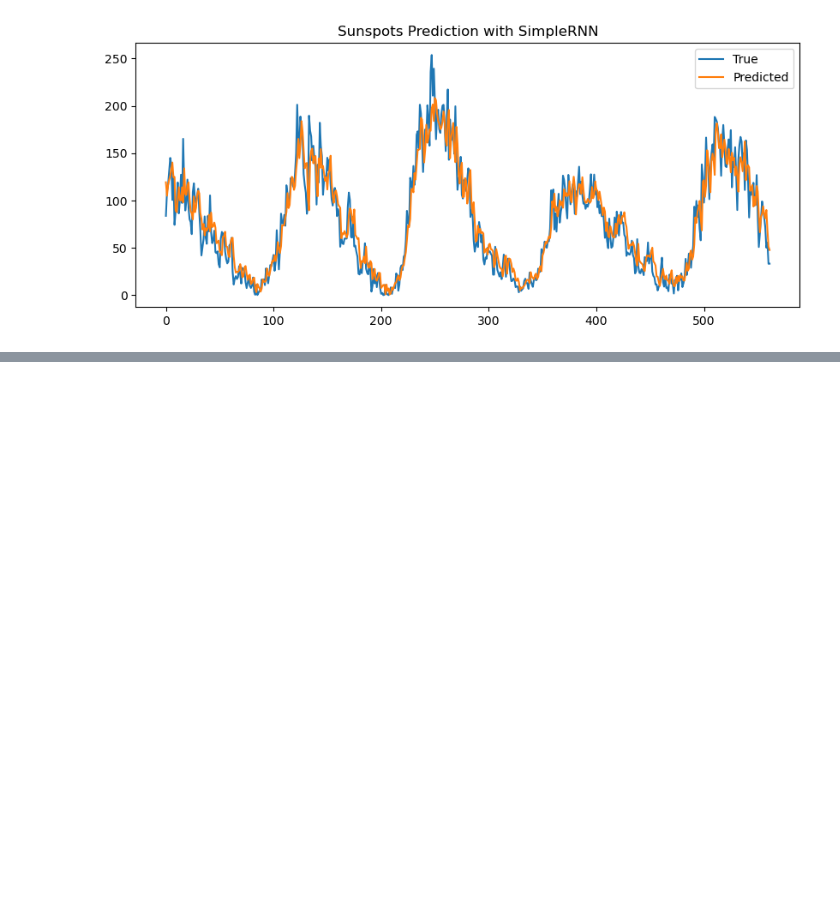
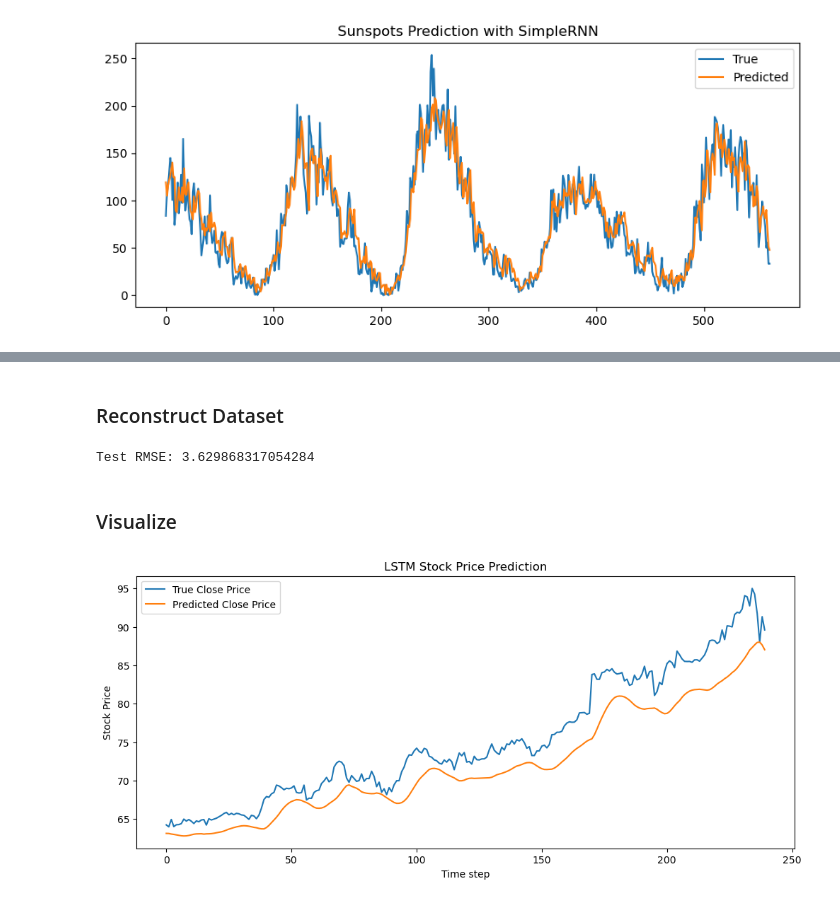
Before and after one commit to Guillaume-melis/Deep_Learning_S1, a Jupyter notebook: Class 5/SimpleRNN.ipynb, the cells around one changed output, grey strips where cells are left out. Cells and saved outputs as stored; diff of their text form; code cells hidden in the pictures; blank space fills up the shorter version.

```diff
--- a/Class 5/SimpleRNN.ipynb
+++ b/Class 5/SimpleRNN.ipynb
@@ -245,0 +420,10 @@ plt.show()
+# %%
+model = models.Sequential([
+    layers.LSTM(50, return_sequences=True, input_shape=(lookback, X.shape[2])),
+    layers.LSTM(50),
+    layers.Dense(25, activation="relu"),
+    layers.Dense(1)
+])
+
+model.compile(optimizer="adam", loss="mse")
+model.summary()
@@ -245,0 +448,7 @@ plt.show()
+# %%
+history = model.fit(
+    X_train, y_train,
+    validation_split=0.1,
+    epochs=20,
+    batch_size=32
+)
@@ -245,0 +475,2 @@ plt.show()
+# %%
+y_pred = model.predict(X_test)
@@ -245,0 +482,27 @@ plt.show()
+# %% [markdown]
+### Reconstruct Dataset
+# %%
+dummy = np.zeros((len(y_pred), X.shape[2]))
+dummy[:, target_col_idx] = y_pred.flatten()
+y_pred_real = scaler.inverse_transform(dummy)[:, target_col_idx]
+
+dummy[:, target_col_idx] = y_test
+y_test_real = scaler.inverse_transform(dummy)[:, target_col_idx]
+# %%
+rmse = np.sqrt(np.mean((y_pred_real - y_test_real)**2))
+print("Test RMSE:", rmse)
+# %% [output]
+Test RMSE: 3.629868317054284
+# %% [markdown]
+### Visualize
+# %%
+plt.figure(figsize=(12,5))
+plt.plot(y_test_real, label="True Close Price")
+plt.plot(y_pred_real, label="Predicted Close Price")
+plt.title("LSTM Stock Price Prediction")
+plt.xlabel("Time step")
+plt.ylabel("Stock Price")
+plt.legend()
+plt.show()
+# %% [output]
+[figure, added]
```
Also changed, not shown: parts of 38 cells of this notebook.
